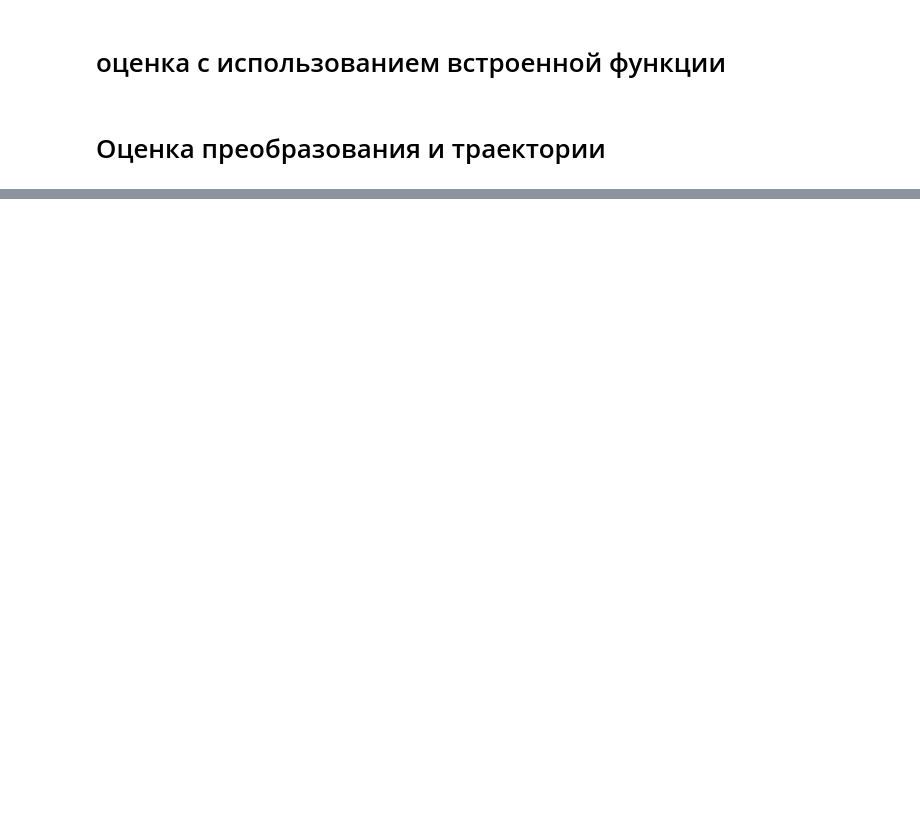
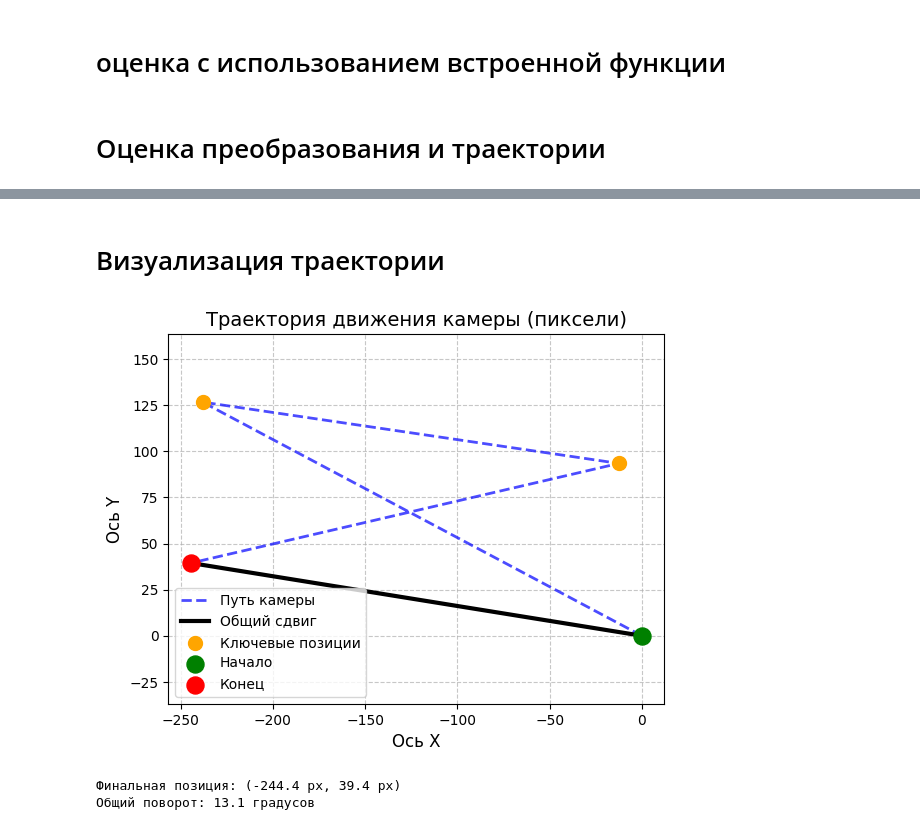
Before and after one commit to Dinmir331/Semester8_LB2, a Jupyter notebook: S8_CV_LB2.ipynb, the cells around one changed output, grey strips where cells are left out. Cells and saved outputs as stored; diff of their text form; code cells hidden in the pictures; blank space fills up the shorter version.

```diff
--- a/S8_CV_LB2.ipynb
+++ b/S8_CV_LB2.ipynb
@@ -507,0 +436,64 @@ print(f"Общий поворот: {total_rotation:.1f} градусов")
+# %% [markdown]
+# Визуализация траектории
+# %%
+trajectory = [(0, 0)]  # Начальная позиция камеры
+current_pos = np.array([0.0, 0.0])  # Текущая позиция
+total_rotation = 0.0  # Общий поворот камеры
+
+plt.figure(figsize=(10, 10))  # Создаем фигуру для визуализации
+
+for i in range(3):  # Обрабатываем три пары изображений
+    good_matches = pair_matches[i]  # Совпадения для текущей пары изображений
+    if len(good_matches) < 4:  # Если совпадений меньше 4, пропускаем пару
+        print(f"Пара {i+1}-{i+2}: недостаточно совпадений")
+        continue
+
+    # Получение координат точек
+    src_pts = np.float32([keypoints[i][m.queryIdx].pt for m in good_matches])  # Точки первого изображения
+    dst_pts = np.float32([keypoints[i+1][m.trainIdx].pt for m in good_matches])  # Точки второго изображения
+
+    # Оценка преобразования с использованием RANSAC
+    M, inliers = apply_ransac(src_pts, dst_pts, threshold=3.0)
+    if M is None:  # Если преобразование не найдено, пропускаем пару
+        print(f"Пара {i+1}-{i+2}: ошибка оценки преобразования")
+        continue
+
+    # Извлечение параметров движения
+    dx = -M[0, 2]  # Смещение по оси X (инвертируем знак для корректности направления)
+    dy = M[1, 2]  # Смещение по оси Y
+    rotation = np.arctan2(M[1, 0], M[0, 0]) * 180 / np.pi  # Угол поворота в градусах
+
+    # Обновление траектории
+    current_pos += np.array([dx, dy])  # Обновляем текущую позицию
+    total_rotation += rotation  # Обновляем общий угол поворота
+    trajectory.append(tuple(current_pos))  # Добавляем новую позицию в траекторию
+
+x, y = zip(*trajectory)  # Разделяем координаты X и Y
+
+# Линия полной траектории
+plt.plot(x, y, 'b--', alpha=0.7, linewidth=2, label='Путь камеры')  # Линия пути
+
+# Прямая между начальной и конечной точками
+plt.plot([x[0], x[-1]], [y[0], y[-1]], 'black', linewidth=3, label='Общий сдвиг')  # Общий сдвиг
+
+# Маркеры позиций
+plt.scatter(x, y, c='orange', s=100, label='Ключевые позиции', zorder=5)  # Ключевые позиции
+plt.scatter(x[0], y[0], c='green', s=150, label='Начало', zorder=5)  # Начальная точка
+plt.scatter(x[-1], y[-1], c='red', s=150, label='Конец', zorder=5)  # Конечная точка
+
+# Дополнительные настройки графика
+plt.title('Траектория движения камеры (пиксели)', fontsize=14)  # Заголовок
+plt.xlabel('Ось X', fontsize=12)  # Подпись оси X
+plt.ylabel('Ось Y', fontsize=12)  # Подпись оси Y
+plt.legend(loc='lower left', fontsize=10)  # Легенда
+plt.grid(True, linestyle='--', alpha=0.7)  # Сетка
+plt.axis('equal')  # Одинаковый масштаб осей
+plt.show()  # Отображение графика
+
+# Вывод финальных результатов
+print(f"Финальная позиция: ({current_pos[0]:.1f} px, {current_pos[1]:.1f} px)")  # Финальная позиция
+print(f"Общий поворот: {total_rotation:.1f} градусов")  # Общий угол поворота
+# %% [output]
+[figure, added]
+Финальная позиция: (-244.4 px, 39.4 px)
+Общий поворот: 13.1 градусов
```
Also changed, not shown: parts of 12 cells of this notebook.
